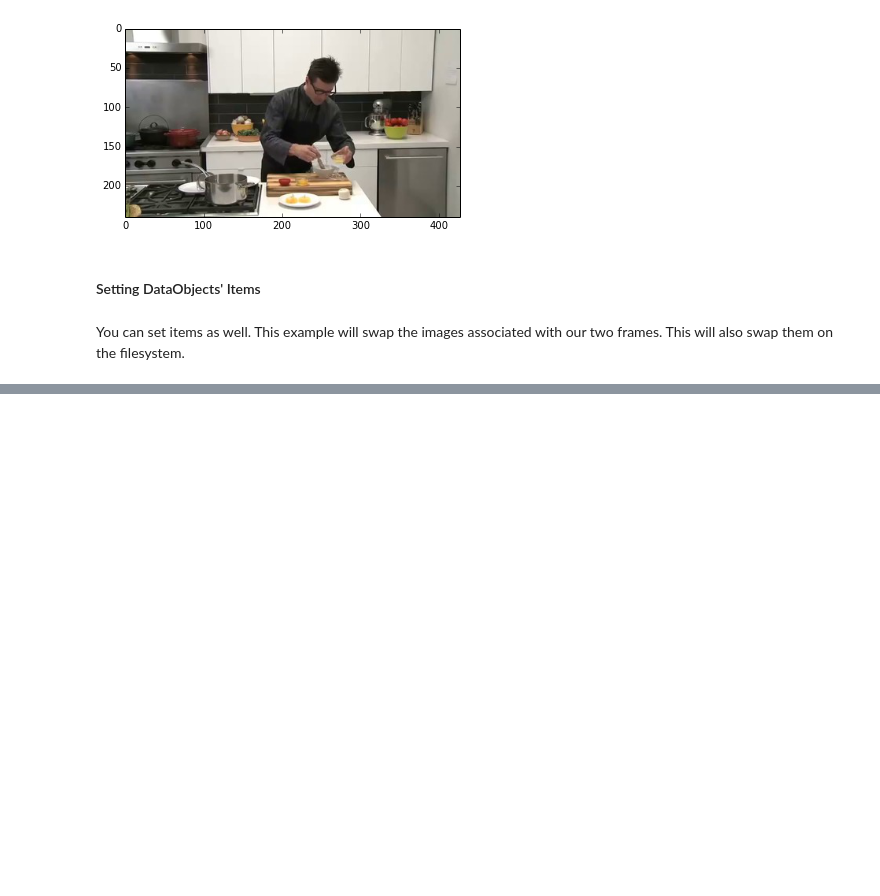
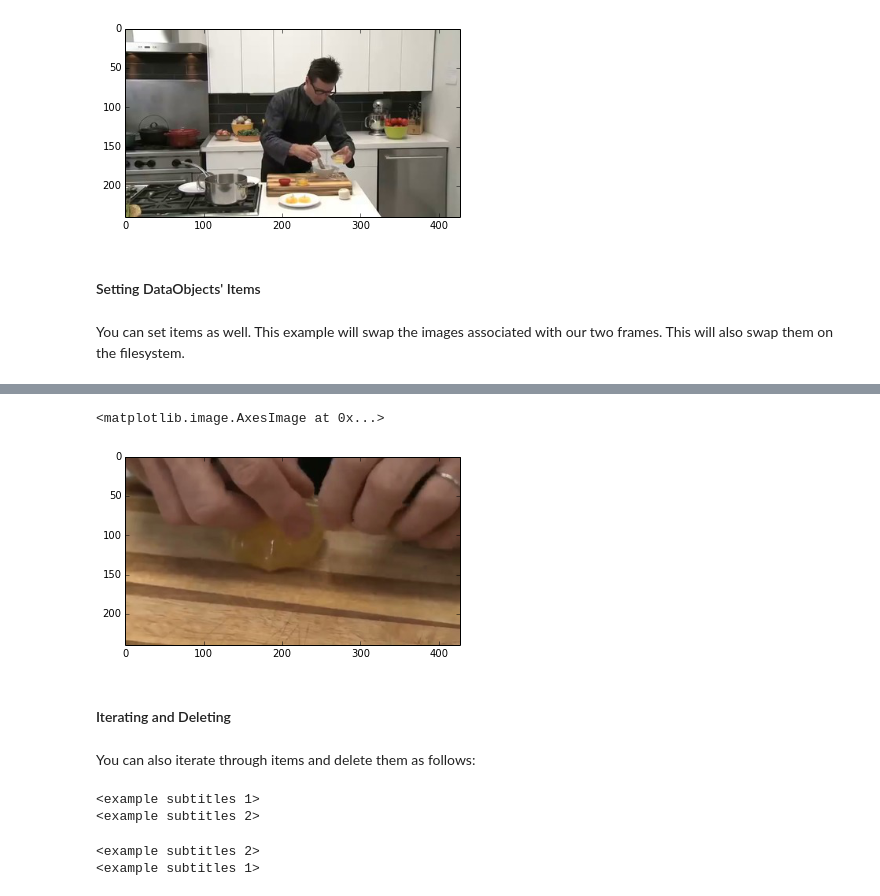
Before and after one commit to jayhack/ModalDB, a Jupyter notebook: demos/Using ModalDB.ipynb, the cells around one changed output, grey strips where cells are left out. Drawn from its saved outputs; the diff is of its cells as text; code cells hidden in the pictures; blank space fills up the shorter version.

```diff
--- a/demos/Using ModalDB.ipynb
+++ b/demos/Using ModalDB.ipynb
@@ -155,4 +158,25 @@ plt.imshow(frame0['image'])
 # %%
+# Observe that the images have been swapped.
 img_tmp = frame0['image']
 frame0['image'] = frame1['image']
 frame1['image'] = img_tmp
+plt.imshow(frame0['image'])
+# %% [output]
+<matplotlib.image.AxesImage at 0x...>
+[figure, added]
+# %% [markdown]
+#### Iterating and Deleting
+# %% [markdown]
+You can also iterate through items and delete them as follows:
+# %%
+for frame in modaldb_client.iter(Frame):
+    print frame['subtitles']
+# %% [output]
+<example subtitles 1>
+<example subtitles 2>
+# %%
+for frame in video.iter_children(): # video.iter_children(Frame) also acceptable here
+    print frame['subtitles']
+# %% [output]
+<example subtitles 2>
+<example subtitles 1>
```
Also changed, not shown: parts of 4 cells of this notebook, 6 other files.
